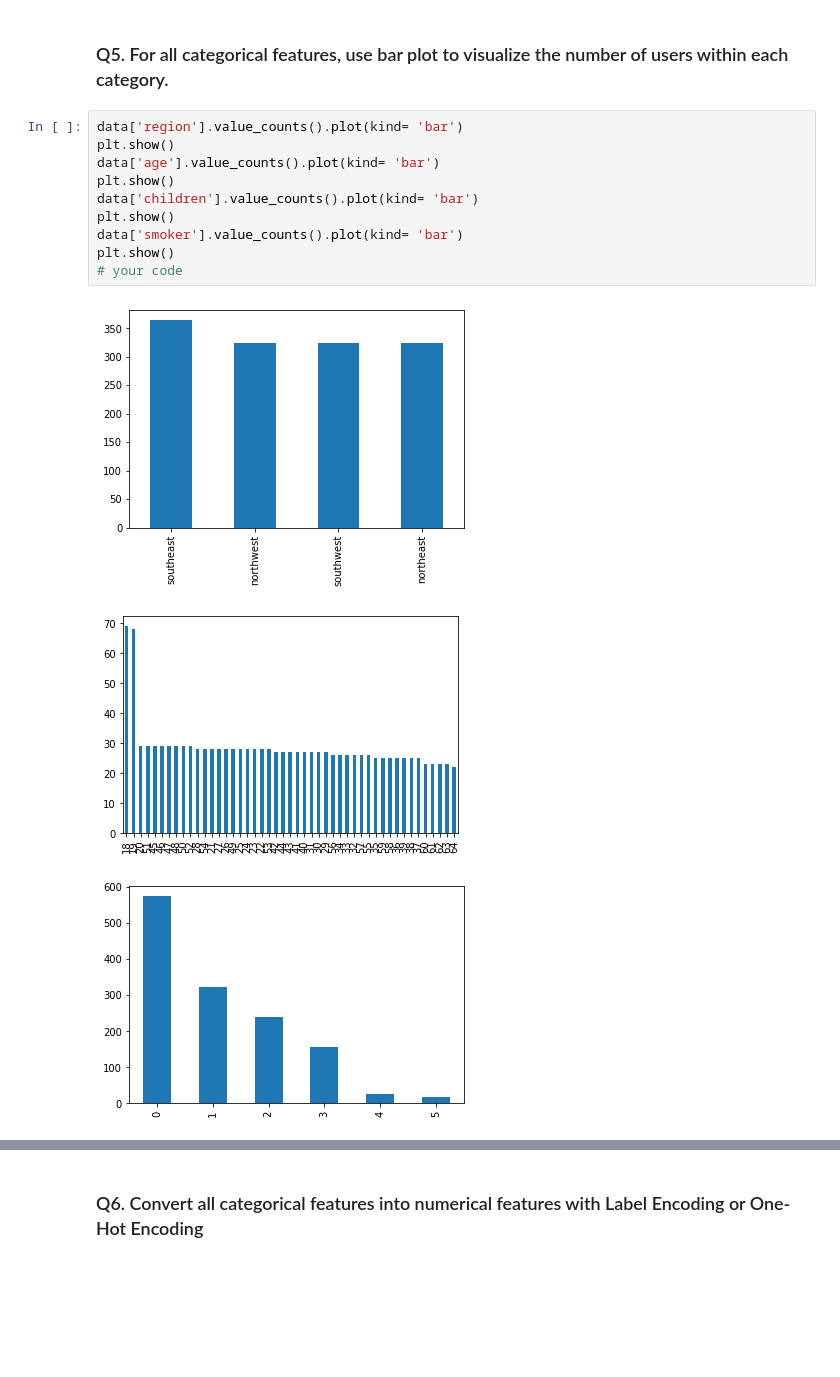
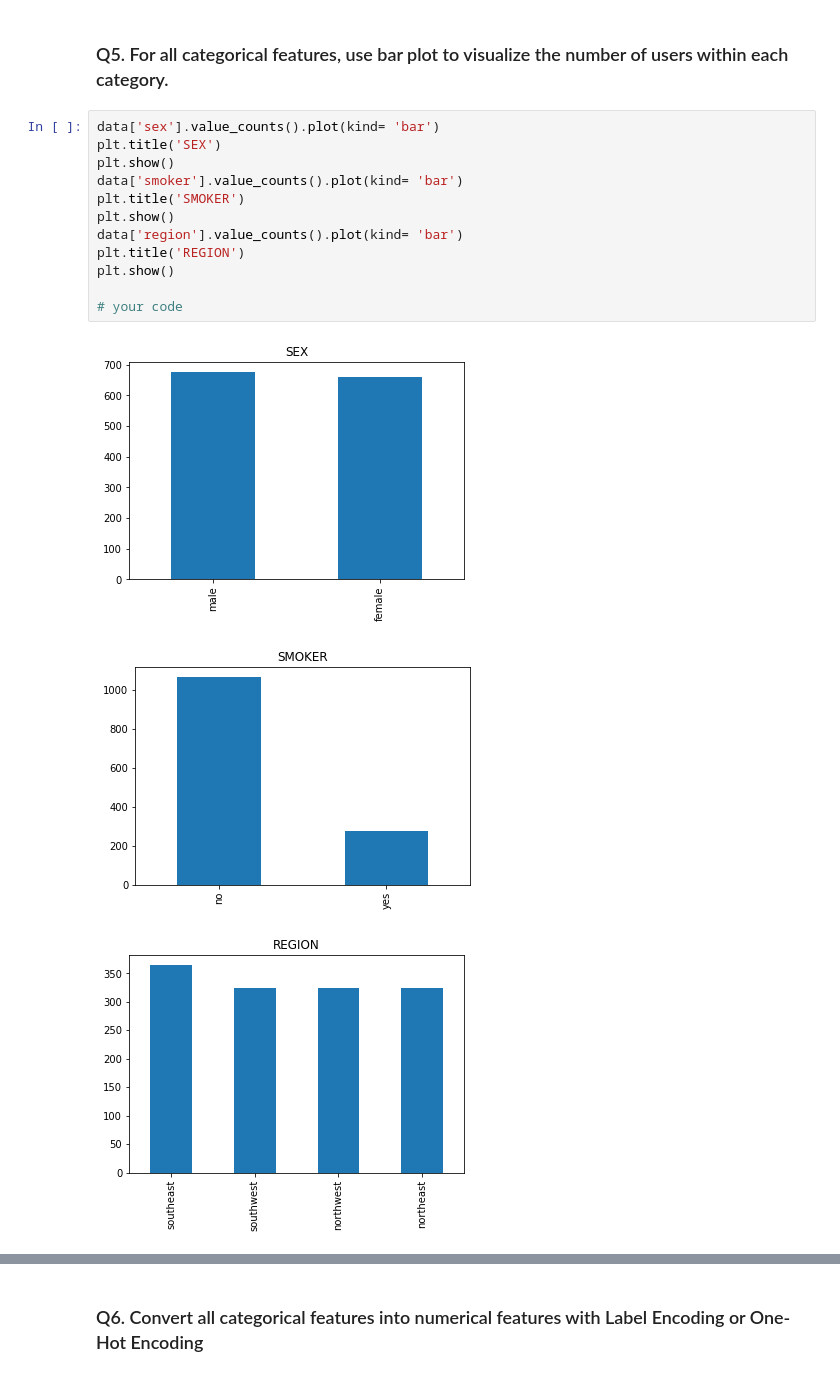
Before and after one commit to Terence21/cis3715, a Jupyter notebook: Lab3/lab3-02-peterson.ipynb, the cells around one changed output, grey strips where cells are left out. Cells and saved outputs as stored; diff of their text form; blank space fills up the shorter version.

```diff
--- a/Lab3/Lab3_data_preprocessing.ipynb
+++ b/Lab3/lab3-02-peterson.ipynb
@@ -78,16 +81,18 @@ correlation.style.background_gradient()
 # %% [markdown]
 ### Q5. For all categorical features, use bar plot to visualize the number of users within each category.
 # %%
-data['region'].value_counts().plot(kind= 'bar')
-plt.show()
-data['age'].value_counts().plot(kind= 'bar')
-plt.show()
-data['children'].value_counts().plot(kind= 'bar')
+data['sex'].value_counts().plot(kind= 'bar')
+plt.title('SEX')
 plt.show()
 data['smoker'].value_counts().plot(kind= 'bar')
+plt.title('SMOKER')
 plt.show()
+data['region'].value_counts().plot(kind= 'bar')
+plt.title('REGION')
+plt.show()
+
 # your code
 # %% [output]
-[figure, old version]
+[figure, new version]
-[figure, old version]
+[figure, new version]
-[figure, old version]
+[figure, new version]
```
Also changed, not shown: parts of 5 cells of this notebook, 1 other file.
